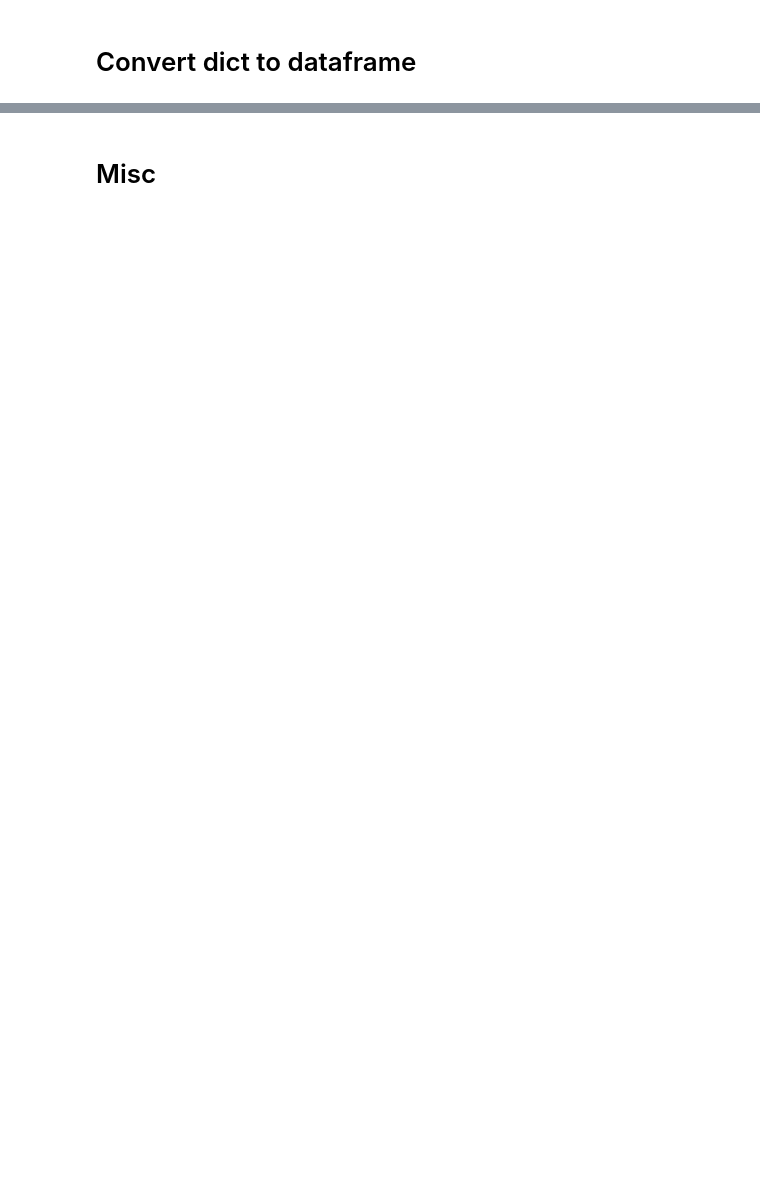
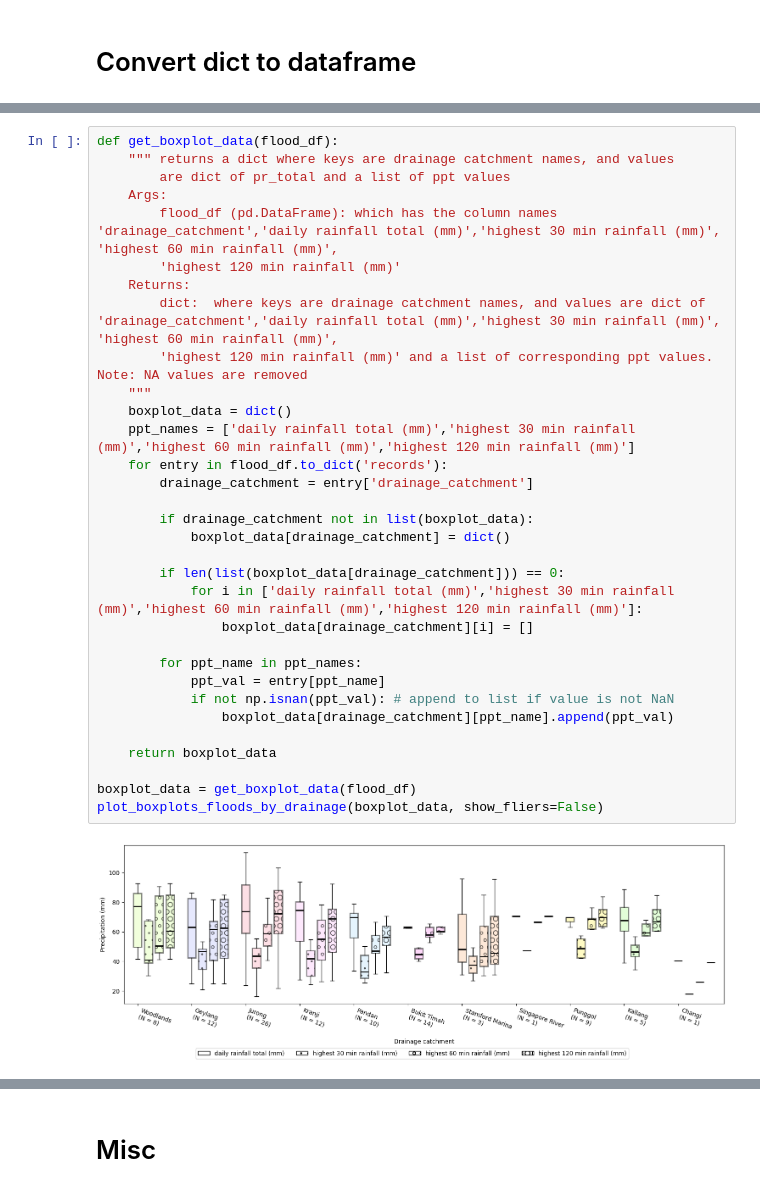
Before and after one commit to pakhuiying/NCCS_analysis, a Jupyter notebook: flood_analysis.ipynb, the cells around one changed output, grey strips where cells are left out. Cells and saved outputs as stored; diff of their text form; blank space fills up the shorter version.

```diff
--- a/flood_analysis.ipynb
+++ b/flood_analysis.ipynb
@@ -417,0 +618,34 @@ dict_to_dataframe(historical_floods_dict)
+# %%
+def get_boxplot_data(flood_df):
+    """ returns a dict where keys are drainage catchment names, and values
+        are dict of pr_total and a list of ppt values
+    Args:
+        flood_df (pd.DataFrame): which has the column names 'drainage_catchment','daily rainfall total (mm)','highest 30 min rainfall (mm)', 'highest 60 min rainfall (mm)',
+        'highest 120 min rainfall (mm)'
+    Returns:
+        dict:  where keys are drainage catchment names, and values are dict of 'drainage_catchment','daily rainfall total (mm)','highest 30 min rainfall (mm)', 'highest 60 min rainfall (mm)',
+        'highest 120 min rainfall (mm)' and a list of corresponding ppt values. Note: NA values are removed
+    """
+    boxplot_data = dict()
+    ppt_names = ['daily rainfall total (mm)','highest 30 min rainfall (mm)','highest 60 min rainfall (mm)','highest 120 min rainfall (mm)']
+    for entry in flood_df.to_dict('records'):
+        drainage_catchment = entry['drainage_catchment']
+
+        if drainage_catchment not in list(boxplot_data):
+            boxplot_data[drainage_catchment] = dict()
+
+        if len(list(boxplot_data[drainage_catchment])) == 0:
+            for i in ['daily rainfall total (mm)','highest 30 min rainfall (mm)','highest 60 min rainfall (mm)','highest 120 min rainfall (mm)']:
+                boxplot_data[drainage_catchment][i] = []
+
+        for ppt_name in ppt_names:
+            ppt_val = entry[ppt_name]
+            if not np.isnan(ppt_val): # append to list if value is not NaN
+                boxplot_data[drainage_catchment][ppt_name].append(ppt_val)
+
+    return boxplot_data
+
+boxplot_data = get_boxplot_data(flood_df)
+plot_boxplots_floods_by_drainage(boxplot_data, show_fliers=False)
+# %% [output]
+[figure, added]
```
Also changed, not shown: parts of 22 cells of this notebook.
